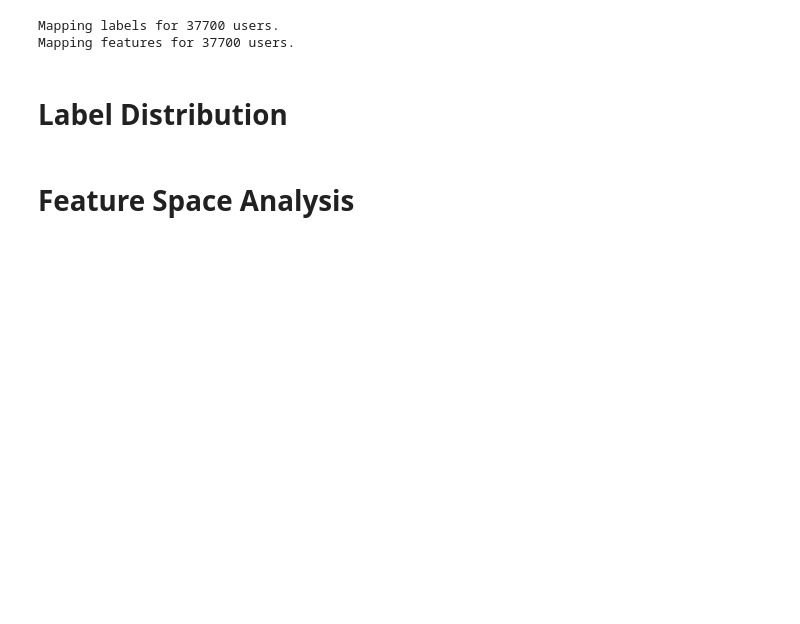
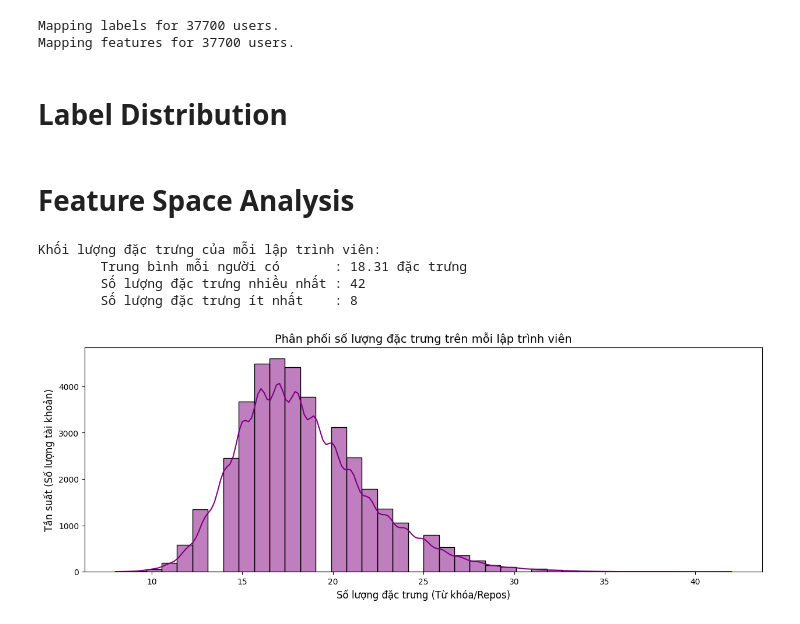
Before and after one commit to Avcuongy/social-analysis-project, a Jupyter notebook: notebooks/analysis/2_eda.ipynb, the cells around one changed output. Cells and saved outputs as stored; diff of their text form; code cells hidden in the pictures; blank space fills up the shorter version.

```diff
--- a/notebooks/analysis/2_eda.ipynb
+++ b/notebooks/analysis/2_eda.ipynb
@@ -29,3 +29,24 @@ Mapping features for 37700 users.
 # Label Distribution
 # %% [markdown]
 # Feature Space Analysis
+# %%
+feature_lengths = [len(feats) for feats in features_json.values()]
+
+print("Khối lượng đặc trưng của mỗi lập trình viên:")
+print(f"\tTrung bình mỗi người có       : {sum(feature_lengths)/len(feature_lengths):.2f} đặc trưng")
+print(f"\tSố lượng đặc trưng nhiều nhất : {max(feature_lengths)}")
+print(f"\tSố lượng đặc trưng ít nhất    : {min(feature_lengths)}")
+# %% [output]
+Khối lượng đặc trưng của mỗi lập trình viên:
+        Trung bình mỗi người có       : 18.31 đặc trưng
+        Số lượng đặc trưng nhiều nhất : 42
+        Số lượng đặc trưng ít nhất    : 8
+# %%
+plt.figure(figsize=(15, 5))
+sns.histplot(feature_lengths, bins=40, color='purple', kde=True)
+plt.title('Phân phối số lượng đặc trưng trên mỗi lập trình viên', fontsize=14)
+plt.xlabel('Số lượng đặc trưng (Từ khóa/Repos)', fontsize=12)
+plt.ylabel('Tần suất (Số lượng tài khoản)', fontsize=12)
+plt.show()
+# %% [output]
+[figure, added]
```
Also changed, not shown: parts of 1 cell of this notebook, 3 other files.
